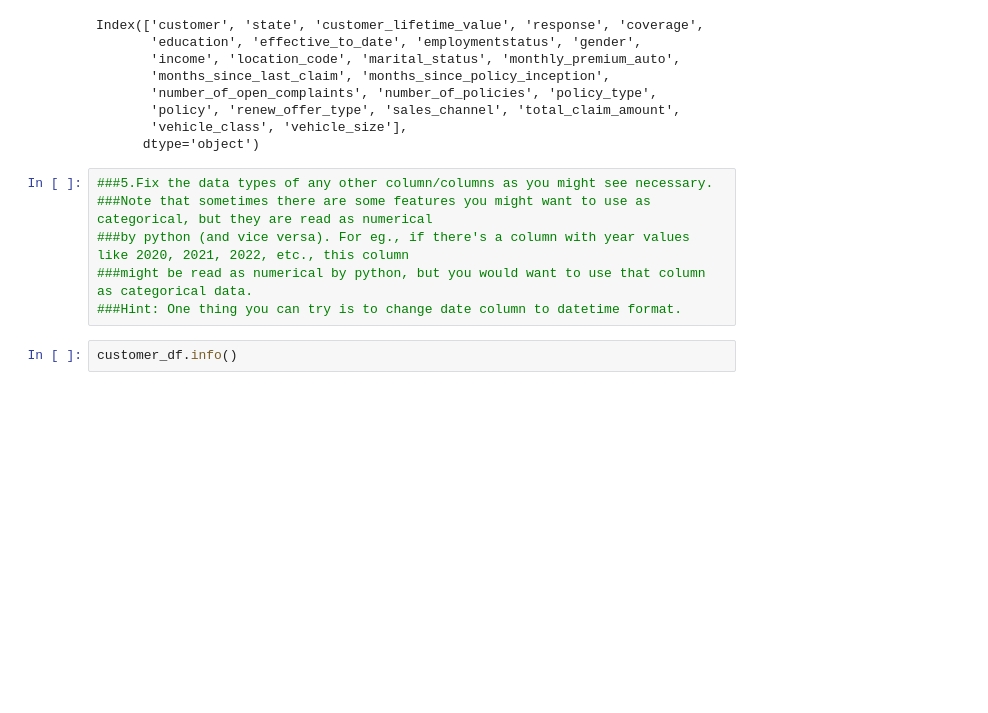
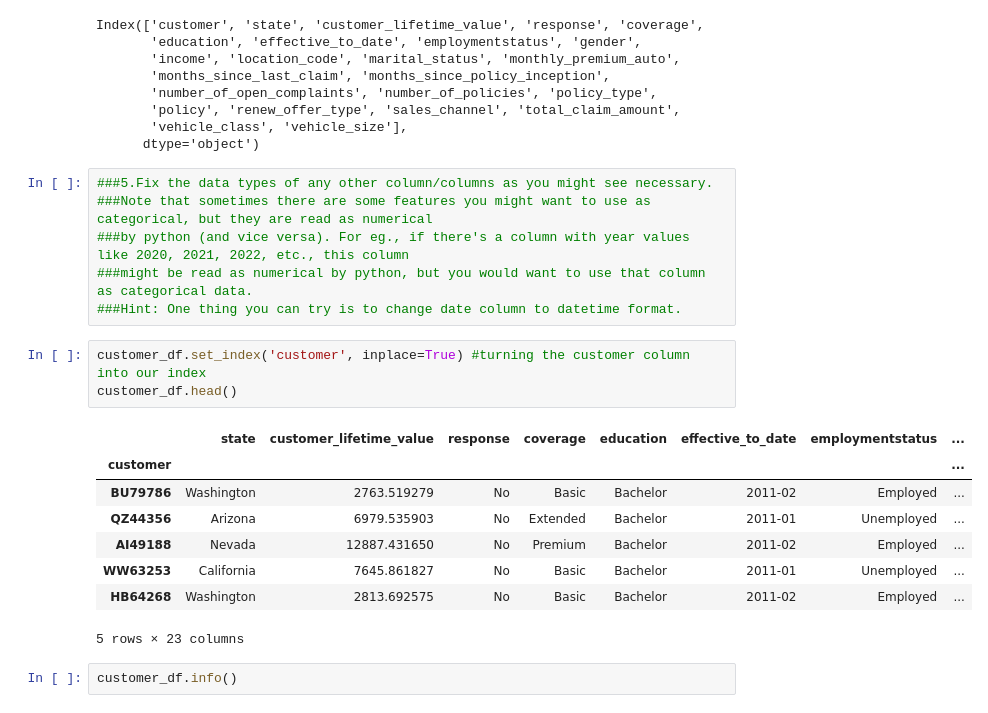
Before and after one commit to tzeyeenliew/lab-cleaning-numerical-data, a Jupyter notebook: Cleaning Numericals Data Lab.ipynb, the cells around one changed output. Saved outputs shown, nothing was run; the diff lists cells and outputs as text; blank space fills up the shorter version.

```diff
--- a/Cleaning Numericals Data Lab.ipynb
+++ b/Cleaning Numericals Data Lab.ipynb
@@ -109,6 +109,18 @@ Index(['customer', 'state', 'customer_lifetime_value', 'response', 'coverage',
 ###by python (and vice versa). For eg., if there's a column with year values like 2020, 2021, 2022, etc., this column
 ###might be read as numerical by python, but you would want to use that column as categorical data.
 ###Hint: One thing you can try is to change date column to datetime format.
+# %%
+customer_df.set_index('customer', inplace=True) #turning the customer column into our index
+customer_df.head()
+# %% [output]
+|  | state | customer_lifetime_value | response | coverage | education | effective_to_date | employmentstatus | ... |
+| customer |  |  |  |  |  |  |  | ... |
+| BU79786 | Washington | 2763.519279 | No | Basic | Bachelor | 2011-02 | Employed | ... |
+| QZ44356 | Arizona | 6979.535903 | No | Extended | Bachelor | 2011-01 | Unemployed | ... |
+| AI49188 | Nevada | 12887.431650 | No | Premium | Bachelor | 2011-02 | Employed | ... |
+| WW63253 | California | 7645.861827 | No | Basic | Bachelor | 2011-01 | Unemployed | ... |
+| HB64268 | Washington | 2813.692575 | No | Basic | Bachelor | 2011-02 | Employed | ... |
+5 rows × 23 columns
 # %%
 customer_df.info()
 # %% [output]
```
